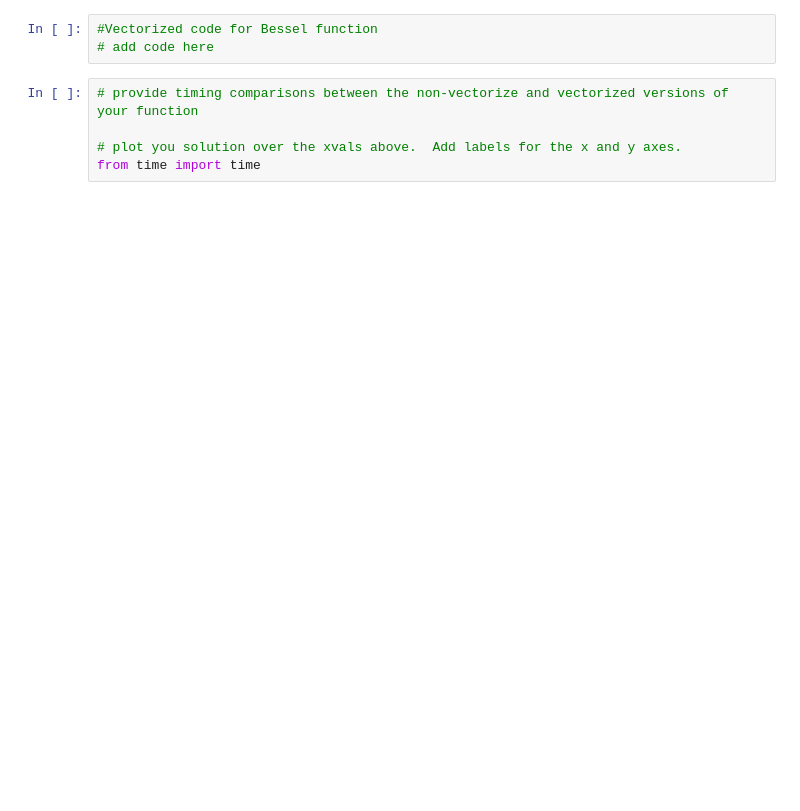
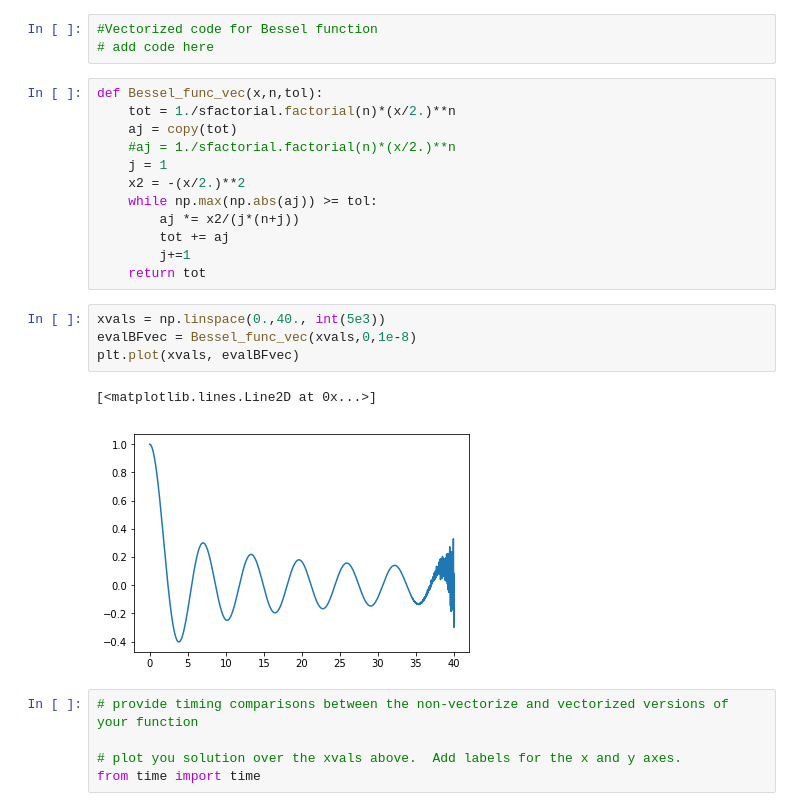
Before and after one commit to uduakgeorge/M340, a Jupyter notebook: Math-340-Notebooks-master/Lectures/Course_Lectures/Lecture_Four_Loops_Class_file.ipynb, the cells around one changed output. Cells and saved outputs as stored; diff of their text form; blank space fills up the shorter version.

```diff
--- a/Math-340-Notebooks-master/Lectures/Course_Lectures/Lecture_Four_Loops_Class_file.ipynb
+++ b/Math-340-Notebooks-master/Lectures/Course_Lectures/Lecture_Four_Loops_Class_file.ipynb
@@ -599,6 +624,25 @@ from copy import copy
 # %%
 #Vectorized code for Bessel function
 # add code here
+# %%
+def Bessel_func_vec(x,n,tol):
+    tot = 1./sfactorial.factorial(n)*(x/2.)**n
+    aj = copy(tot)
+    #aj = 1./sfactorial.factorial(n)*(x/2.)**n
+    j = 1
+    x2 = -(x/2.)**2
+    while np.max(np.abs(aj)) >= tol:
+        aj *= x2/(j*(n+j))
+        tot += aj
+        j+=1
+    return tot
+# %%
+xvals = np.linspace(0.,40., int(5e3))
+evalBFvec = Bessel_func_vec(xvals,0,1e-8)
+plt.plot(xvals, evalBFvec)
+# %% [output]
+[<matplotlib.lines.Line2D at 0x...>]
+[figure, added]
 # %%
 # provide timing comparisons between the non-vectorize and vectorized versions of your function
 
```
Also changed, not shown: parts of 6 cells of this notebook.
